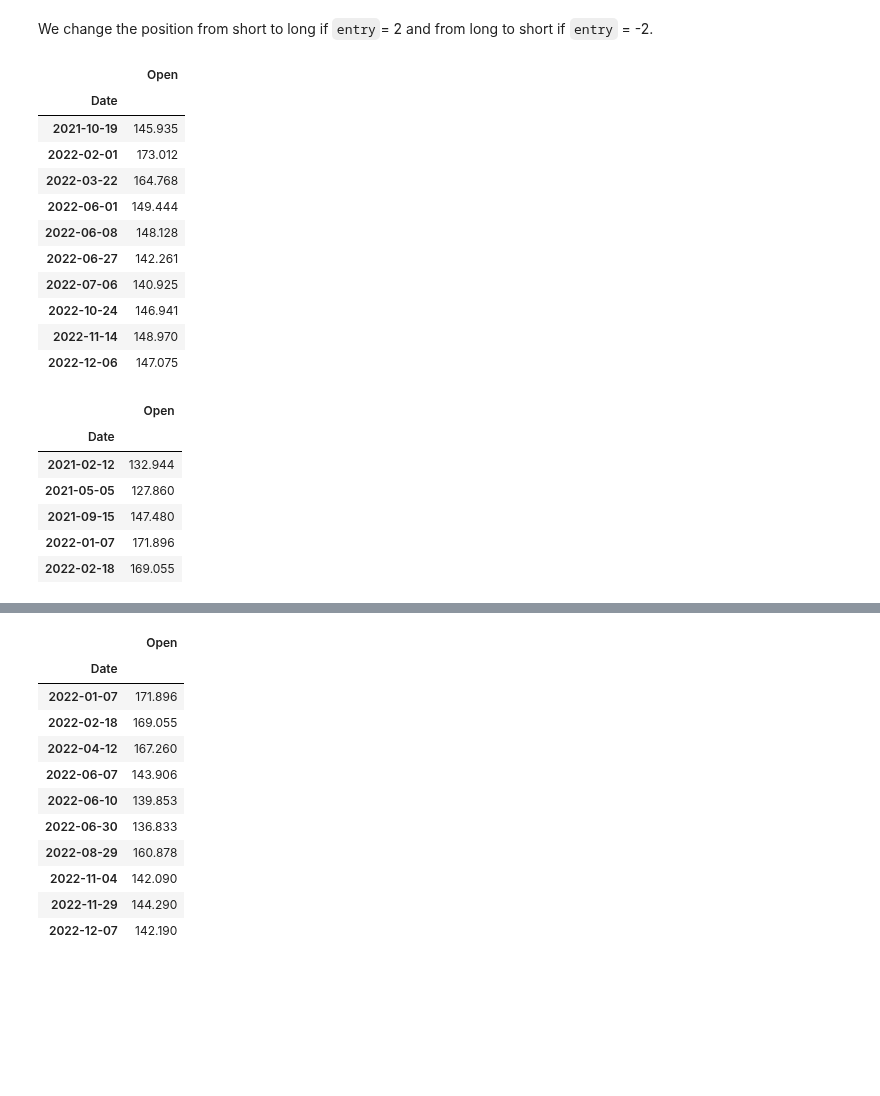
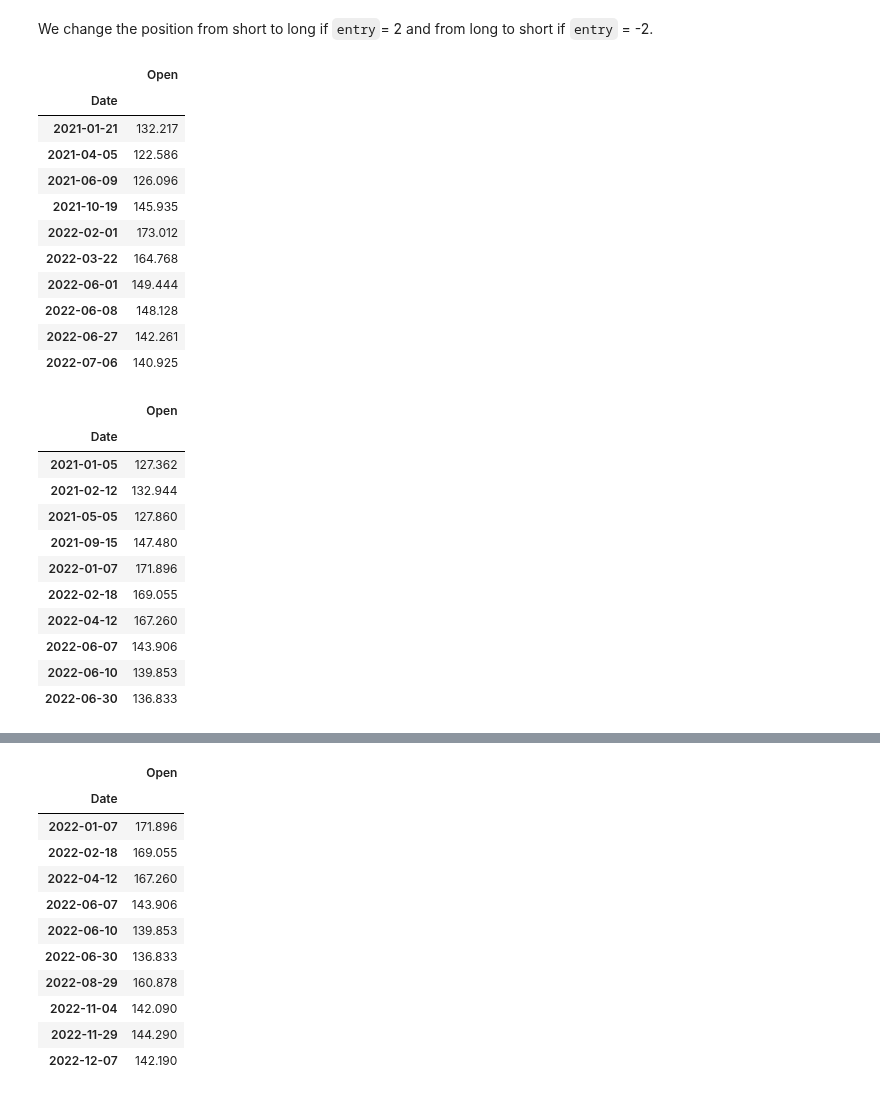
Before and after one commit to yin-penghang/AMAT593, a Jupyter notebook: 05_Applications_I/01-Stock Trading.ipynb, the cells around one changed output, grey strips where cells are left out. Cells and saved outputs as stored; diff of their text form; code cells hidden in the pictures; blank space fills up the shorter version.

```diff
--- a/05_Applications_I/01-Stock Trading.ipynb
+++ b/05_Applications_I/01-Stock Trading.ipynb
@@ -237,30 +237,35 @@ data.head(10)
 | 2021-01-15 | 127.252 | 1.129382e+08 | 127.938000 | 128.942566 | -1 | -0.007866 | 0.007866 | 0.0 |
 # %% [markdown]
 We change the position from short to long if ``entry``= 2 and from long to short if ``entry`` = -2.
-# %%
-long = data[['Open']][data['entry'] == 2]
-long.tail(10)
-# %% [output]
-|  | Open |
-| Date |  |
-| 2021-10-19 | 145.935 |
-| 2022-02-01 | 173.012 |
-| 2022-03-22 | 164.768 |
-| 2022-06-01 | 149.444 |
-| 2022-06-08 | 148.128 |
-| 2022-06-27 | 142.261 |
-| 2022-07-06 | 140.925 |
-| 2022-10-24 | 146.941 |
-| 2022-11-14 | 148.970 |
-| 2022-12-06 | 147.075 |
-# %%
-short = data[['Open']][data['entry'] == -2]
-short.head()
-# %% [output]
-|  | Open |
-| Date |  |
-| 2021-02-12 | 132.944 |
-| 2021-05-05 | 127.860 |
-| 2021-09-15 | 147.480 |
-| 2022-01-07 | 171.896 |
-| 2022-02-18 | 169.055 |
+# %%
+long = data[['Open']][data['entry'] ==2]
+long.head(10)
+# %% [output]
+|  | Open |
+| Date |  |
+| 2021-01-21 | 132.217 |
+| 2021-04-05 | 122.586 |
+| 2021-06-09 | 126.096 |
+| 2021-10-19 | 145.935 |
+| 2022-02-01 | 173.012 |
+| 2022-03-22 | 164.768 |
+| 2022-06-01 | 149.444 |
+| 2022-06-08 | 148.128 |
+| 2022-06-27 | 142.261 |
+| 2022-07-06 | 140.925 |
+# %%
+short = data[['Open']][data['entry'] <0]
+short.head(10)
+# %% [output]
+|  | Open |
+| Date |  |
+| 2021-01-05 | 127.362 |
+| 2021-02-12 | 132.944 |
+| 2021-05-05 | 127.860 |
+| 2021-09-15 | 147.480 |
+| 2022-01-07 | 171.896 |
+| 2022-02-18 | 169.055 |
+| 2022-04-12 | 167.260 |
+| 2022-06-07 | 143.906 |
+| 2022-06-10 | 139.853 |
+| 2022-06-30 | 136.833 |
```
Also changed, not shown: parts of 1 cell of this notebook.
